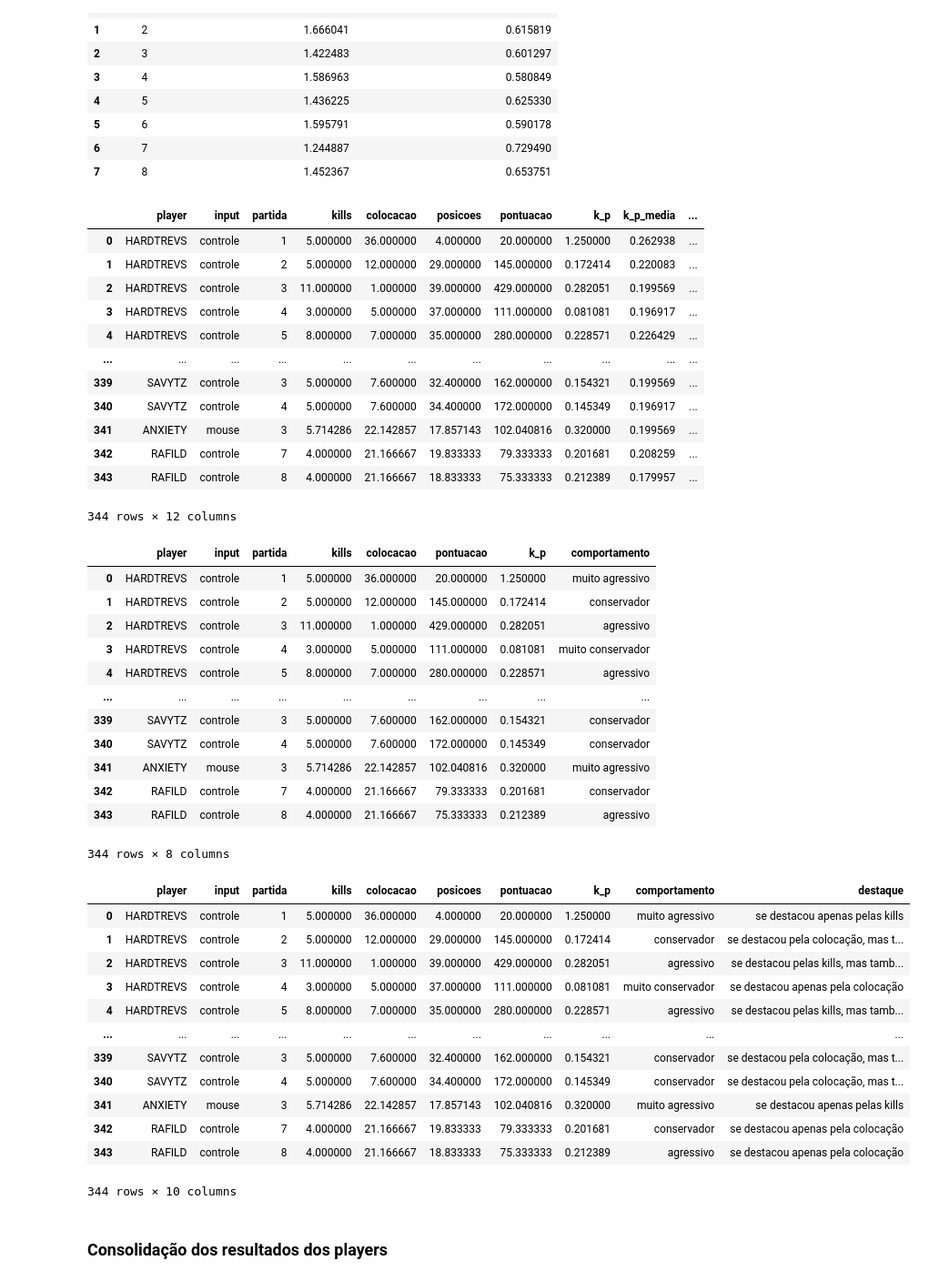
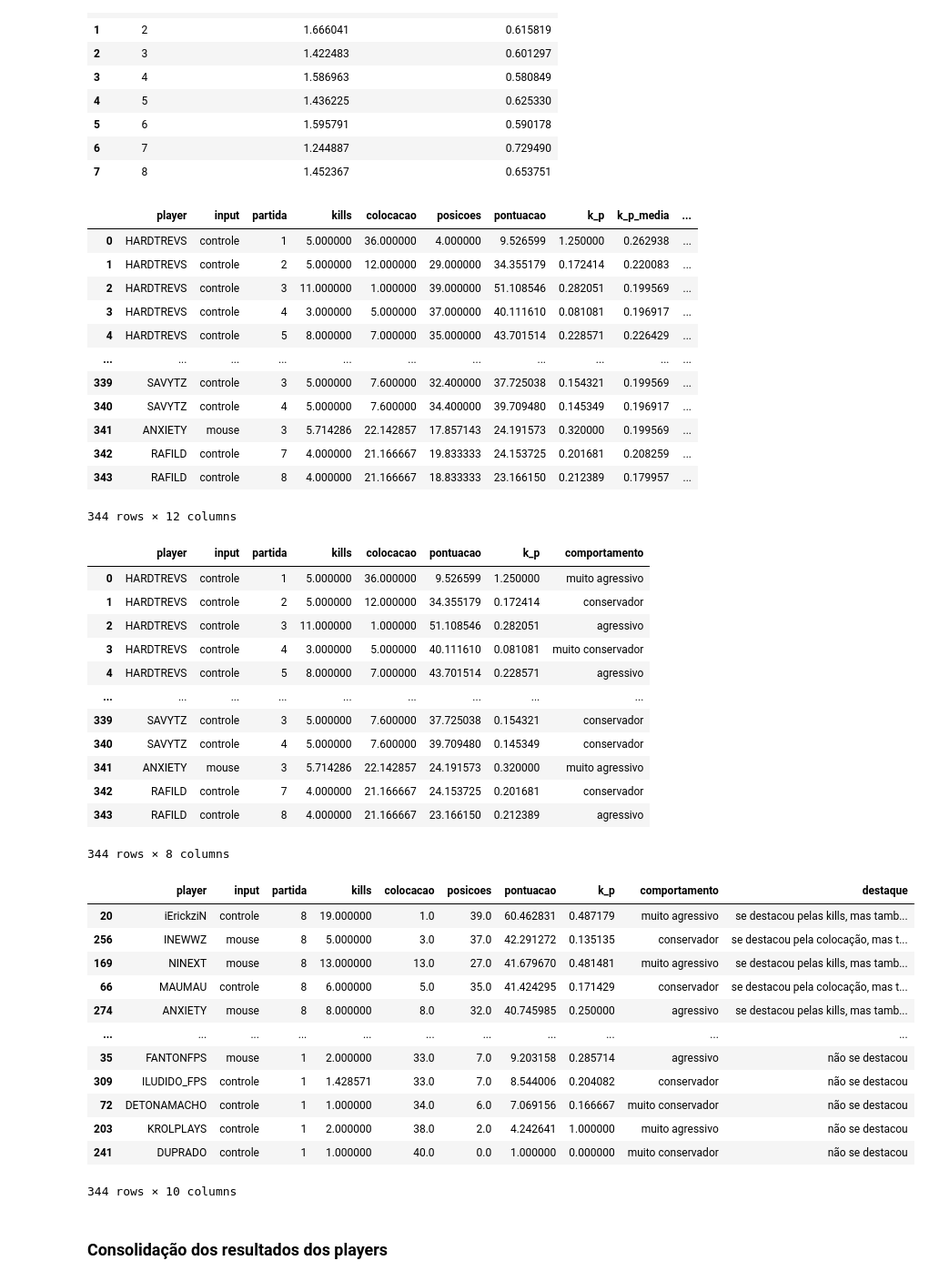
Before and after one commit to GodoyLucas/king_of_rebirth, a Jupyter notebook: Notebooks/King_of_Rebirth_Final.ipynb, the cells around one changed output. Shown at 91% size. Saved outputs shown, nothing was run; the diff lists cells and outputs as text; code cells hidden in the pictures.

```diff
--- a/Notebooks/King_of_Rebirth_Final.ipynb
+++ b/Notebooks/King_of_Rebirth_Final.ipynb
@@ -415,7 +416,7 @@ for i in final_analise.itertuples():
 
   posicoes = colocacao_max_partida - colocacao
 
-  pontuacao = kills * posicoes
+  pontuacao = 0 if math.sqrt(kills**2 + posicoes**2) == 0 else math.sqrt(kills**2 + posicoes**2) + (posicoes * kills)/math.sqrt(kills**2 + posicoes**2)
 
   k_p = 0 if posicoes == 0 else kills / posicoes
 
@@ -519,17 +520,17 @@ final_analise = final_analise.merge(quantile_k_p_normalizada, how = 'left', left
 final_analise
 # %% [output]
 |  | player | input | partida | kills | colocacao | posicoes | pontuacao | k_p | k_p_media | ... |
-| 0 | HARDTREVS | controle | 1 | 5.000000 | 36.000000 | 4.000000 | 20.000000 | 1.250000 | 0.262938 | ... |
-| 1 | HARDTREVS | controle | 2 | 5.000000 | 12.000000 | 29.000000 | 145.000000 | 0.172414 | 0.220083 | ... |
-| 2 | HARDTREVS | controle | 3 | 11.000000 | 1.000000 | 39.000000 | 429.000000 | 0.282051 | 0.199569 | ... |
-| 3 | HARDTREVS | controle | 4 | 3.000000 | 5.000000 | 37.000000 | 111.000000 | 0.081081 | 0.196917 | ... |
-| 4 | HARDTREVS | controle | 5 | 8.000000 | 7.000000 | 35.000000 | 280.000000 | 0.228571 | 0.226429 | ... |
+| 0 | HARDTREVS | controle | 1 | 5.000000 | 36.000000 | 4.000000 | 9.526599 | 1.250000 | 0.262938 | ... |
+| 1 | HARDTREVS | controle | 2 | 5.000000 | 12.000000 | 29.000000 | 34.355179 | 0.172414 | 0.220083 | ... |
+| 2 | HARDTREVS | controle | 3 | 11.000000 | 1.000000 | 39.000000 | 51.108546 | 0.282051 | 0.199569 | ... |
+| 3 | HARDTREVS | controle | 4 | 3.000000 | 5.000000 | 37.000000 | 40.111610 | 0.081081 | 0.196917 | ... |
+| 4 | HARDTREVS | controle | 5 | 8.000000 | 7.000000 | 35.000000 | 43.701514 | 0.228571 | 0.226429 | ... |
 | ... | ... | ... | ... | ... | ... | ... | ... | ... | ... | ... |
-| 339 | SAVYTZ | controle | 3 | 5.000000 | 7.600000 | 32.400000 | 162.000000 | 0.154321 | 0.199569 | ... |
-| 340 | SAVYTZ | controle | 4 | 5.000000 | 7.600000 | 34.400000 | 172.000000 | 0.145349 | 0.196917 | ... |
-| 341 | ANXIETY | mouse | 3 | 5.714286 | 22.142857 | 17.857143 | 102.040816 | 0.320000 | 0.199569 | ... |
-| 342 | RAFILD | controle | 7 | 4.000000 | 21.166667 | 19.833333 | 79.333333 | 0.201681 | 0.208259 | ... |
-| 343 | RAFILD | controle | 8 | 4.000000 | 21.166667 | 18.833333 | 75.333333 | 0.212389 | 0.179957 | ... |
+| 339 | SAVYTZ | controle | 3 | 5.000000 | 7.600000 | 32.400000 | 37.725038 | 0.154321 | 0.199569 | ... |
+| 340 | SAVYTZ | controle | 4 | 5.000000 | 7.600000 | 34.400000 | 39.709480 | 0.145349 | 0.196917 | ... |
+| 341 | ANXIETY | mouse | 3 | 5.714286 | 22.142857 | 17.857143 | 24.191573 | 0.320000 | 0.199569 | ... |
+| 342 | RAFILD | controle | 7 | 4.000000 | 21.166667 | 19.833333 | 24.153725 | 0.201681 | 0.208259 | ... |
+| 343 | RAFILD | controle | 8 | 4.000000 | 21.166667 | 18.833333 | 23.166150 | 0.212389 | 0.179957 | ... |
 344 rows × 12 columns
 # %%
 valores_comportamento = []
@@ -560,17 +561,17 @@ visualizacao = ['player', 'input', 'partida', 'kills', 'colocacao', 'pontuacao',
 final_analise[visualizacao]
 # %% [output]
 |  | player | input | partida | kills | colocacao | pontuacao | k_p | comportamento |
-| 0 | HARDTREVS | controle | 1 | 5.000000 | 36.000000 | 20.000000 | 1.250000 | muito agressivo |
-| 1 | HARDTREVS | controle | 2 | 5.000000 | 12.000000 | 145.000000 | 0.172414 | conservador |
-| 2 | HARDTREVS | controle | 3 | 11.000000 | 1.000000 | 429.000000 | 0.282051 | agressivo |
-| 3 | HARDTREVS | controle | 4 | 3.000000 | 5.000000 | 111.000000 | 0.081081 | muito conservador |
-| 4 | HARDTREVS | controle | 5 | 8.000000 | 7.000000 | 280.000000 | 0.228571 | agressivo |
+| 0 | HARDTREVS | controle | 1 | 5.000000 | 36.000000 | 9.526599 | 1.250000 | muito agressivo |
+| 1 | HARDTREVS | controle | 2 | 5.000000 | 12.000000 | 34.355179 | 0.172414 | conservador |
+| 2 | HARDTREVS | controle | 3 | 11.000000 | 1.000000 | 51.108546 | 0.282051 | agressivo |
+| 3 | HARDTREVS | controle | 4 | 3.000000 | 5.000000 | 40.111610 | 0.081081 | muito conservador |
+| 4 | HARDTREVS | controle | 5 | 8.000000 | 7.000000 | 43.701514 | 0.228571 | agressivo |
 | ... | ... | ... | ... | ... | ... | ... | ... | ... |
-| 339 | SAVYTZ | controle | 3 | 5.000000 | 7.600000 | 162.000000 | 0.154321 | conservador |
-| 340 | SAVYTZ | controle | 4 | 5.000000 | 7.600000 | 172.000000 | 0.145349 | conservador |
-| 341 | ANXIETY | mouse | 3 | 5.714286 | 22.142857 | 102.040816 | 0.320000 | muito agressivo |
-| 342 | RAFILD | controle | 7 | 4.000000 | 21.166667 | 79.333333 | 0.201681 | conservador |
-| 343 | RAFILD | controle | 8 | 4.000000 | 21.166667 | 75.333333 | 0.212389 | agressivo |
+| 339 | SAVYTZ | controle | 3 | 5.000000 | 7.600000 | 37.725038 | 0.154321 | conservador |
+| 340 | SAVYTZ | controle | 4 | 5.000000 | 7.600000 | 39.709480 | 0.145349 | conservador |
+| 341 | ANXIETY | mouse | 3 | 5.714286 | 22.142857 | 24.191573 | 0.320000 | muito agressivo |
+| 342 | RAFILD | controle | 7 | 4.000000 | 21.166667 | 24.153725 | 0.201681 | conservador |
+| 343 | RAFILD | controle | 8 | 4.000000 | 21.166667 | 23.166150 | 0.212389 | agressivo |
 344 rows × 8 columns
 # %%
 valores_kills_media_partida = []
@@ -592,45 +593,45 @@ for i in final_analise.itertuples():
   if kills_normalizada > 1:
     if posicoes_normalizada > kills_normalizada:
       destaque = 'se destacou pela colocação, mas também pelas kills'
     else:
       if posicoes_normalizada > 1:
         destaque = 'se destacou pelas kills, mas também pela colocacao'
       else:
         destaque = 'se destacou apenas pelas kills'
   else:
     if posicoes_normalizada > 1:
       destaque = 'se destacou apenas pela colocação'
     else:
       destaque = 'não se destacou'
 
   valores_kills_media_partida.append(kills_media_partida)
   valores_kills_normalizada.append(kills_normalizada)
   valores_posicoes_media_partida.append(posicoes_media_partida)
   valores_posicoes_normalizada.append(posicoes_normalizada)
   valores_destaque.append(destaque)
 
 final_analise['kills_media_partida'] = valores_kills_media_partida
 final_analise['posicoes_media_partida'] = valores_posicoes_media_partida
 final_analise['kills_normalizada'] = valores_kills_normalizada
 final_analise['posicoes_normalizada'] = valores_posicoes_normalizada
 final_analise['destaque'] = valores_destaque
 
 visualizacao = ['player', 'input', 'partida', 'kills', 'colocacao', 'posicoes', 'pontuacao', 'k_p', 'comportamento', 'destaque']
 
-final_analise[visualizacao]
+final_analise[visualizacao].sort_values(['partida', 'pontuacao', 'k_p'], ascending = False)
 # %% [output]
 |  | player | input | partida | kills | colocacao | posicoes | pontuacao | k_p | comportamento | destaque |
-| 0 | HARDTREVS | controle | 1 | 5.000000 | 36.000000 | 4.000000 | 20.000000 | 1.250000 | muito agressivo | se destacou apenas pelas kills |
-| 1 | HARDTREVS | controle | 2 | 5.000000 | 12.000000 | 29.000000 | 145.000000 | 0.172414 | conservador | se destacou pela colocação, mas t... |
-| 2 | HARDTREVS | controle | 3 | 11.000000 | 1.000000 | 39.000000 | 429.000000 | 0.282051 | agressivo | se destacou pelas kills, mas tamb... |
-| 3 | HARDTREVS | controle | 4 | 3.000000 | 5.000000 | 37.000000 | 111.000000 | 0.081081 | muito conservador | se destacou apenas pela colocação |
-| 4 | HARDTREVS | controle | 5 | 8.000000 | 7.000000 | 35.000000 | 280.000000 | 0.228571 | agressivo | se destacou pelas kills, mas tamb... |
+| 20 | iErickziN | controle | 8 | 19.000000 | 1.0 | 39.0 | 60.462831 | 0.487179 | muito agressivo | se destacou pelas kills, mas tamb... |
+| 256 | INEWWZ | mouse | 8 | 5.000000 | 3.0 | 37.0 | 42.291272 | 0.135135 | conservador | se destacou pela colocação, mas t... |
+| 169 | NINEXT | mouse | 8 | 13.000000 | 13.0 | 27.0 | 41.679670 | 0.481481 | muito agressivo | se destacou pelas kills, mas tamb... |
+| 66 | MAUMAU | controle | 8 | 6.000000 | 5.0 | 35.0 | 41.424295 | 0.171429 | conservador | se destacou pela colocação, mas t... |
+| 274 | ANXIETY | mouse | 8 | 8.000000 | 8.0 | 32.0 | 40.745985 | 0.250000 | agressivo | se destacou pelas kills, mas tamb... |
 | ... | ... | ... | ... | ... | ... | ... | ... | ... | ... | ... |
-| 339 | SAVYTZ | controle | 3 | 5.000000 | 7.600000 | 32.400000 | 162.000000 | 0.154321 | conservador | se destacou pela colocação, mas t... |
-| 340 | SAVYTZ | controle | 4 | 5.000000 | 7.600000 | 34.400000 | 172.000000 | 0.145349 | conservador | se destacou pela colocação, mas t... |
-| 341 | ANXIETY | mouse | 3 | 5.714286 | 22.142857 | 17.857143 | 102.040816 | 0.320000 | muito agressivo | se destacou apenas pelas kills |
-| 342 | RAFILD | controle | 7 | 4.000000 | 21.166667 | 19.833333 | 79.333333 | 0.201681 | conservador | se destacou apenas pela colocação |
-| 343 | RAFILD | controle | 8 | 4.000000 | 21.166667 | 18.833333 | 75.333333 | 0.212389 | agressivo | se destacou apenas pela colocação |
+| 35 | FANTONFPS | mouse | 1 | 2.000000 | 33.0 | 7.0 | 9.203158 | 0.285714 | agressivo | não se destacou |
+| 309 | ILUDIDO_FPS | controle | 1 | 1.428571 | 33.0 | 7.0 | 8.544006 | 0.204082 | conservador | não se destacou |
+| 72 | DETONAMACHO | controle | 1 | 1.000000 | 34.0 | 6.0 | 7.069156 | 0.166667 | muito conservador | não se destacou |
+| 203 | KROLPLAYS | controle | 1 | 2.000000 | 38.0 | 2.0 | 4.242641 | 1.000000 | muito agressivo | não se destacou |
+| 241 | DUPRADO | controle | 1 | 1.000000 | 40.0 | 0.0 | 1.000000 | 0.000000 | muito conservador | não se destacou |
 344 rows × 10 columns
 # %% [markdown]
 ### Consolidação dos resultados dos players
```
Also changed, not shown: parts of 4 cells of this notebook.
